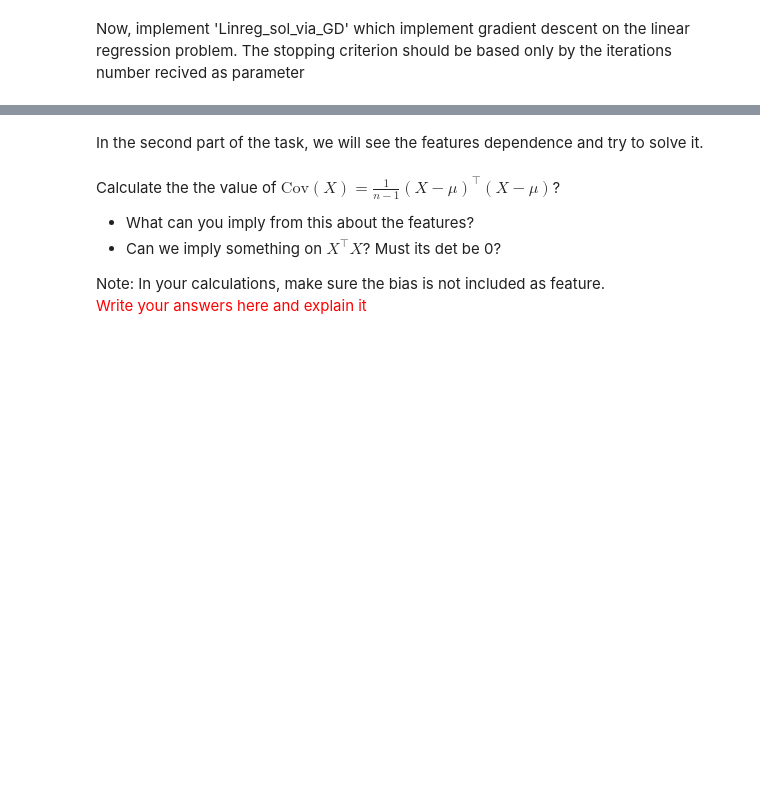
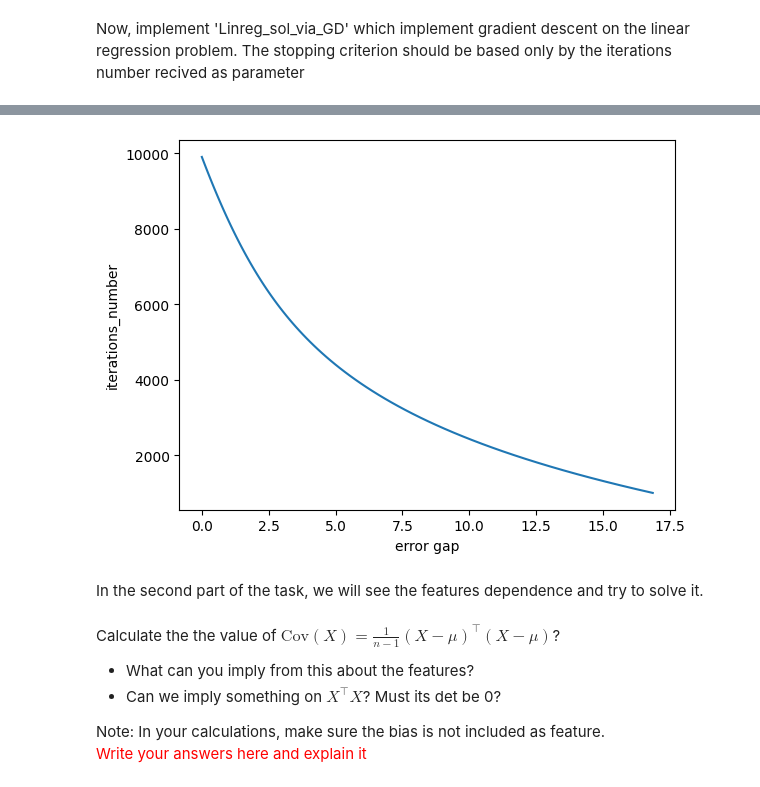
Before and after one commit to aseel1/Machine-learning, a Jupyter notebook: HW3/HW3.ipynb, the cells around one changed output, grey strips where cells are left out. Saved outputs shown, nothing was run; the diff lists cells and outputs as text; code cells hidden in the pictures; blank space fills up the shorter version.

Commit message:
Question 1,3 Done Question 2 covarince matrix still, Question 4: pdf first quetsion done.

```diff
--- a/HW3/HW3.ipynb
+++ b/HW3/HW3.ipynb
@@ -275,7 +275,7 @@ class SimpleNN(nn.Module):
 # Set hyperparameters
 input_size = X_train_tensor.shape[1]
 output_size = len(torch.unique(y_train_tensor))
-learning_rate = 0.01
+lr = 0.01
 
 train_dataset = TensorDataset(X_train_tensor, y_train_tensor)
 test_dataset = TensorDataset(X_test_tensor, y_test_tensor)
@@ -381,0 +398,9 @@ Load data from https://sharon.srworkspace.com/ml/datasets/hw3/abalone.csv
+# %%
+# URL of the dataset
+url = "https://sharon.srworkspace.com/ml/datasets/hw3/abalone.csv"
+
+# Load the dataset into a pandas DataFrame
+df = pd.read_csv(url)
+
+# Display the first few rows of the DataFrame to verify it's loaded correctly
+print(df.head())
@@ -385,7 +417,20 @@ Your tasks are:
 - Preproccess the data
 - Find the weight vector and the bias
 # %%
-# Implement here
+from sklearn.preprocessing import StandardScaler
+
+# Convert to numpy
+data = df.to_numpy()
+
+X = data[:, :-1]  # All rows, all columns except the last
+y = data[:, -1]   # All rows, last column
+
+# Scale the features
+scaler = StandardScaler()
+X_scaled = scaler.fit_transform(X)
+
+# Proceed with linear regression using the scaled features
+w = Linreg_sol(X_scaled, y)
 
 # Suppose w is the solution
 print(f'The linear line is {w[1]:.2f}x1+{w[2]:.2f}x2+{w[3]:.2f}x3+{w[4]:.2f}x4+{w[5]:.2f}x5+{w[6]:.2f}x6+{w[7]:.2f}x7+{w[0]:.2f}=0')
@@ -399,3 +441,13 @@ def Linreg_sol_via_GD(X, y, lr, iter_number):
+# %%
+def Linreg_sol_via_GD(X, y, lr, iter_number):
+    w = np.ones(X.shape[1])
+    m, n = X.shape  # m is the number of examples, n is the number of features
+
+    for _ in range(iter_number):
+        gradient = (1/m) * X.T.dot(X.dot(w) - y)  # Compute the gradient
+        w = w - lr * gradient  # Update w by subtracting the product of lr and gradient
+
+    return w
 # %% [markdown]
 The following code measures the number of iterations as a function of the error gap between the returned weights and the correct solution. <br/>
 Conclude the complexity formula required - How many iterations do we need as a function of the error, $\varepsilon$? Make sure to include the $𝚶$ notation in your answer. <br/>
@@ -404,17 +467,20 @@ Note: This error is sometimes called 'gap'. <br/>
 # %%
 w_real = w
+X_scaled = np.hstack([np.ones((X.shape[0], 1)), X])
 
 iters = np.arange(1000, 10_000, 100)
 gaps = []
 
 for iter in tqdm(iters):
-    w = Linreg_sol_via_GD(X, y, lr=0.1, iter)
+    w = Linreg_sol_via_GD(X_scaled, y, lr=0.1, iter_number=iter)
     gaps.append(np.linalg.norm(w_real - w))
 
 plt.plot(gaps, iters)
 plt.ylabel("iterations_number")
 plt.xlabel("error gap")
 plt.show()
+# %% [output]
+[figure, added]
 # %% [markdown]
 In the second part of the task, we will see the features dependence and try to solve it.
 # %% [markdown]
```
Also changed, not shown: parts of 20 cells of this notebook.
